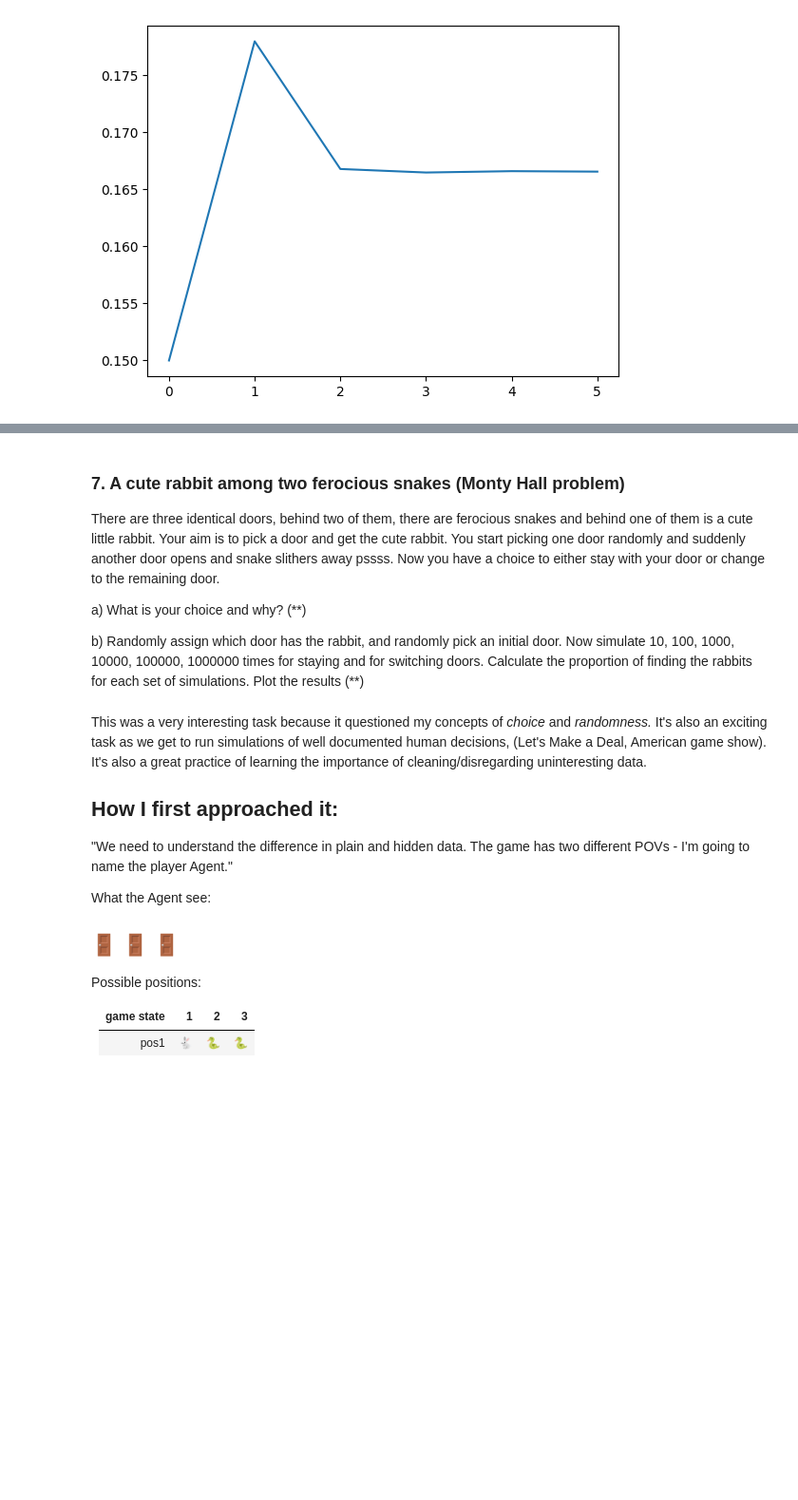
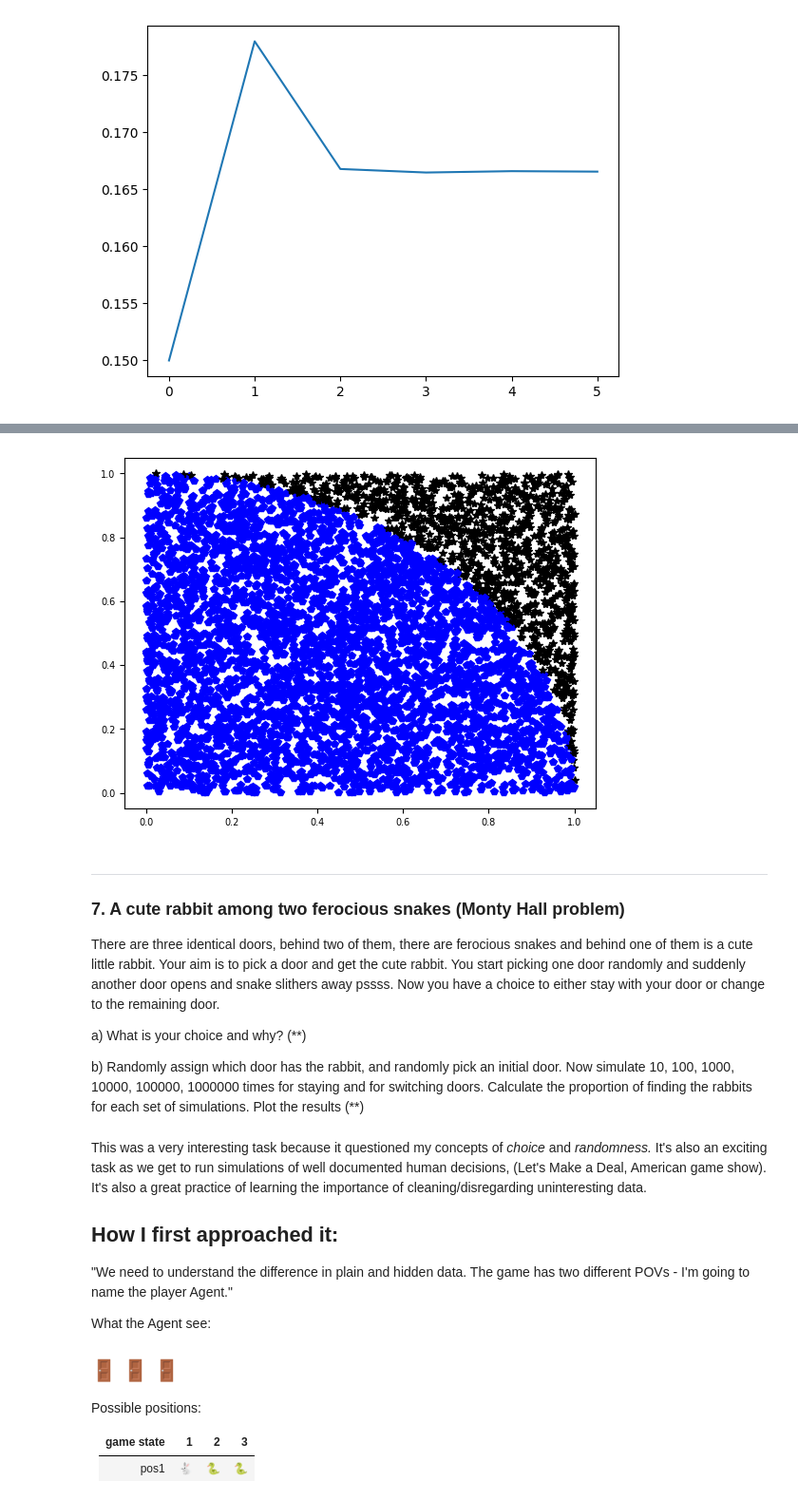
Before and after one commit to helveticae/ITHS, a Jupyter notebook: Excercises/E04 - List Excercises.ipynb, the cells around one changed output, grey strips where cells are left out. Shown: that part at 95% size. Cells and saved outputs as stored; diff of their text form; code cells hidden in the pictures; blank space fills up the shorter version.

```diff
--- a/Excercises/E04 - List Excercises.ipynb
+++ b/Excercises/E04 - List Excercises.ipynb
@@ -162,4 +90,22 @@ ValueError: x and y must have same first dimension, but have shapes (1,) and (3,
+# %%
+import random as rn
+import math
+
+# generates random floats [0.0,1.0] 5000 times
+for i in range(5000):
+   x = rn.random()
+   y = rn.random()
+
+   if math.sqrt(x**2+y**2)>1:
+      color = "k*"      #distance >1, color k (black), * (star marker)
+   else:
+       color = "bp"     #distance <1, color b (blue), p (pentagon marker)
+   plt.plot(x, y, color)
+# %% [output]
+[figure, added]
 # %% [markdown]
+---
+
 ### 7. A cute rabbit among two ferocious snakes (Monty Hall problem)
 
 There are three identical doors, behind two of them, there are ferocious snakes and behind one of them is a cute little rabbit. Your aim is to pick a door and get the cute rabbit. You start picking one door randomly and suddenly another door opens and snake slithers away pssss. Now you have a choice to either stay with your door or change to the remaining door.
```
Also changed, not shown: parts of 5 cells of this notebook.
